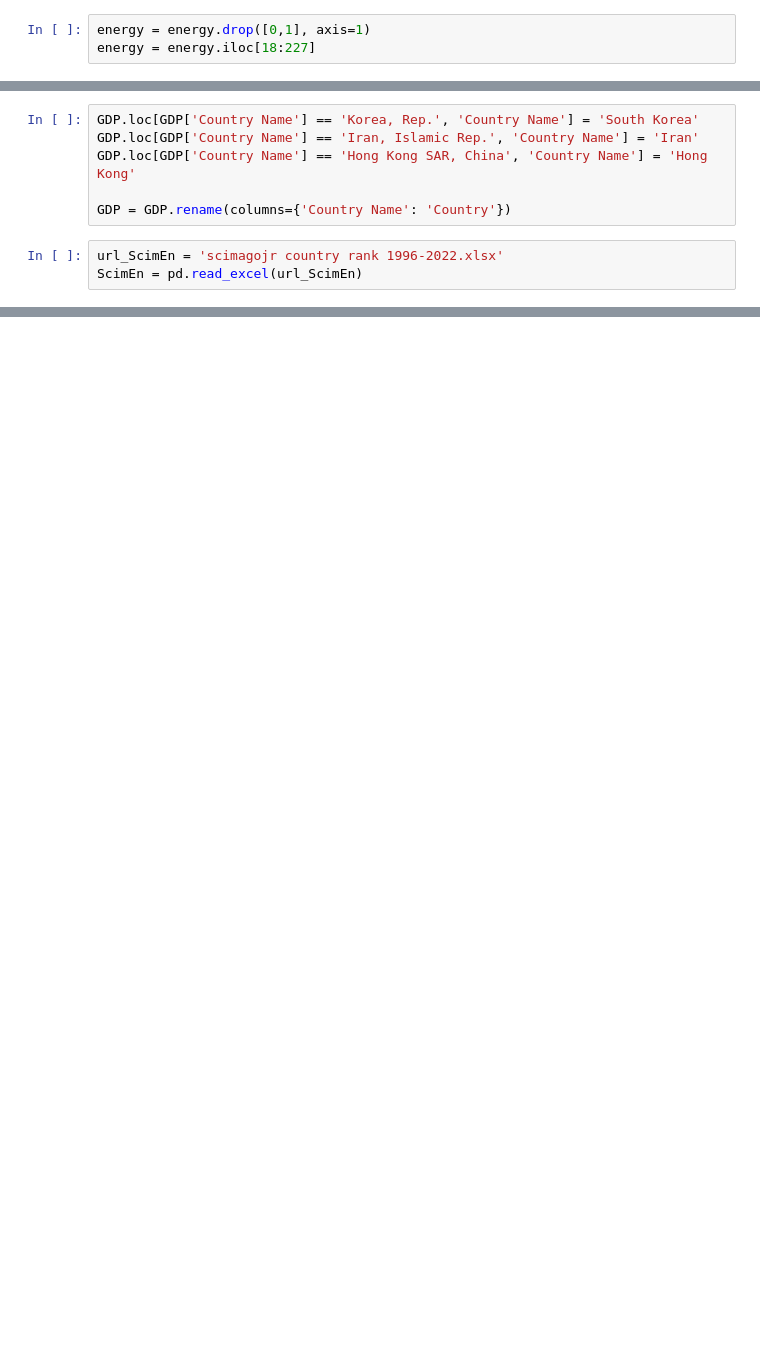
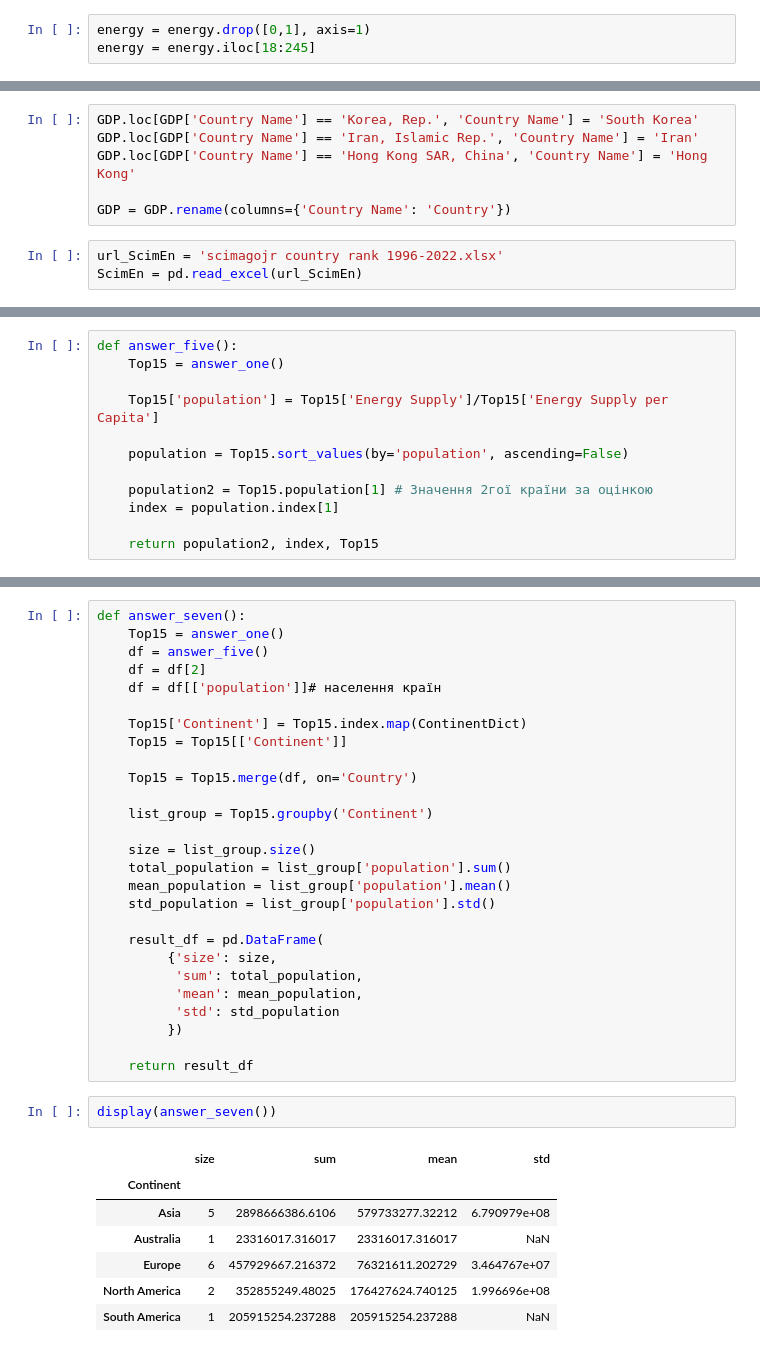
Before and after one commit to stasserkiz/amazinum, a Jupyter notebook: pandas.ipynb, the cells around one changed output, grey strips where cells are left out. Saved outputs shown, nothing was run; the diff lists cells and outputs as text; blank space fills up the shorter version.

```diff
--- a/pandas.ipynb
+++ b/pandas.ipynb
@@ -9,7 +9,7 @@ filename = 'Energy_Indicators.xls'
 energy = pd.read_excel(filename, header=None, skipfooter=1)
 # %%
 energy = energy.drop([0,1], axis=1)
-energy = energy.iloc[18:227]
+energy = energy.iloc[18:245]
 # %%
 energy.columns = ['Country','Energy Supply','Energy Supply per Capita','% Renewable']
 energy.index = np.arange(len(energy))
@@ -85,0 +145,12 @@ display(on_answer_one.iloc[0:15])
+# %%
+def answer_five():
+    Top15 = answer_one()
+
+    Top15['population'] = Top15['Energy Supply']/Top15['Energy Supply per Capita']
+
+    population = Top15.sort_values(by='population', ascending=False)
+
+    population2 = Top15.population[1] # Значення 2гої країни за оцінкою
+    index = population.index[1]
+
+    return population2, index, Top15
@@ -85,0 +191,37 @@ display(on_answer_one.iloc[0:15])
+# %%
+def answer_seven():
+    Top15 = answer_one()
+    df = answer_five()
+    df = df[2]
+    df = df[['population']]# населення країн
+
+    Top15['Continent'] = Top15.index.map(ContinentDict)
+    Top15 = Top15[['Continent']]
+
+    Top15 = Top15.merge(df, on='Country')
+
+    list_group = Top15.groupby('Continent')
+
+    size = list_group.size()
+    total_population = list_group['population'].sum()
+    mean_population = list_group['population'].mean()
+    std_population = list_group['population'].std()
+
+    result_df = pd.DataFrame(
+         {'size': size,
+          'sum': total_population,
+          'mean': mean_population,
+          'std': std_population
+         })
+
+    return result_df
+# %%
+display(answer_seven())
+# %% [output]
+|  | size | sum | mean | std |
+| Continent |  |  |  |  |
+| Asia | 5 | 2898666386.6106 | 579733277.32212 | 6.790979e+08 |
+| Australia | 1 | 23316017.316017 | 23316017.316017 | NaN |
+| Europe | 6 | 457929667.216372 | 76321611.202729 | 3.464767e+07 |
+| North America | 2 | 352855249.48025 | 176427624.740125 | 1.996696e+08 |
+| South America | 1 | 205915254.237288 | 205915254.237288 | NaN |
```
Also changed, not shown: parts of 17 cells of this notebook.
